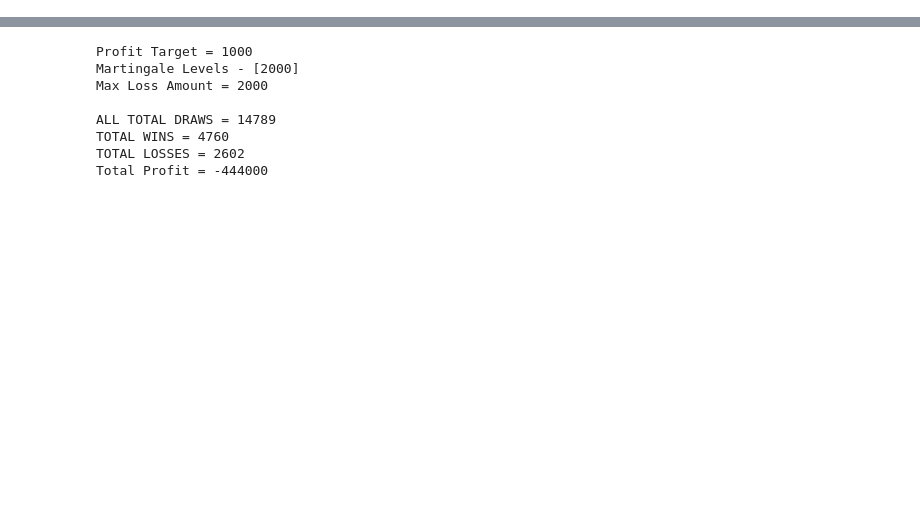
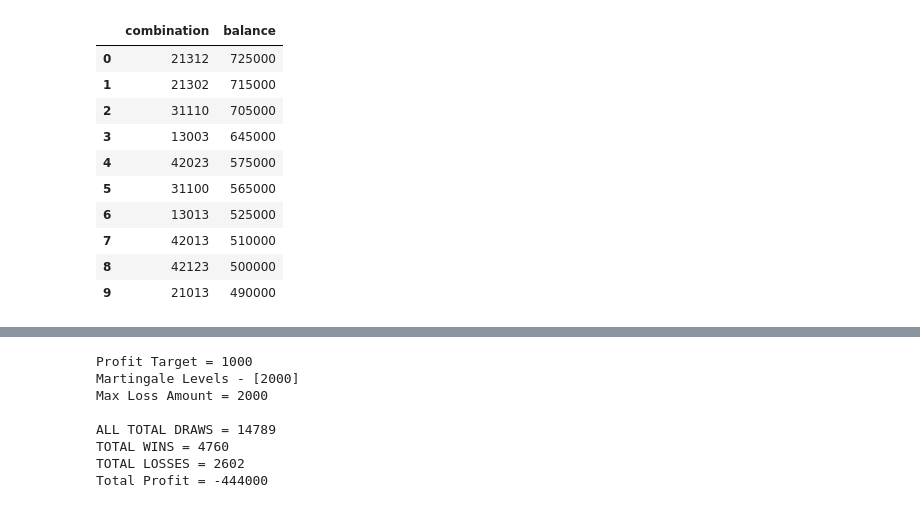
Before and after one commit to CJay-Cipher/virtual_football_league_predictor, a Jupyter notebook: colour_analyzer.ipynb, the cells around one changed output, grey strips where cells are left out. Saved outputs shown, nothing was run; the diff lists cells and outputs as text; code cells hidden in the pictures; blank space fills up the shorter version.

```diff
--- a/colour_analyzer.ipynb
+++ b/colour_analyzer.ipynb
@@ -41,0 +199,21 @@ else:
+# %%
+import itertools
+
+
+all_balance = []
+
+# Generate all possible combinations of four digits ranging from 0 to 9
+combinations = itertools.product(range(7), repeat=5)
+all_combinations = []
+
+# Convert each combination to a string and print
+for combination in lis:
+    password = ''.join(map(str, combination))
+    all_combinations.append(password)
+    # print(password)
+# print(len(all_combinations))
+
+for combo in all_combinations:
+    n1, n2, n3, n4, n5 = map(int, combo)
+    all_balance.append(best_combo(n1, n2, n3, n4, n5))
+    # print(n1, n2, n3, n4, n5)
@@ -41,0 +254,23 @@ else:
+# %%
+temp_dict = {
+    "combination": all_combinations,
+    "balance": all_balance
+}
+
+
+combination_data = pd.DataFrame(temp_dict)
+combination_data = combination_data.sort_values(by='balance', ascending=False, ignore_index=True)
+# combination_data.to_csv('balance_combi3.csv', index=False)
+combination_data.head(10)
+# %% [output]
+|  | combination | balance |
+| 0 | 21312 | 725000 |
+| 1 | 21302 | 715000 |
+| 2 | 31110 | 705000 |
+| 3 | 13003 | 645000 |
+| 4 | 42023 | 575000 |
+| 5 | 31100 | 565000 |
+| 6 | 13013 | 525000 |
+| 7 | 42013 | 510000 |
+| 8 | 42123 | 500000 |
+| 9 | 21013 | 490000 |
```
Also changed, not shown: parts of 15 cells of this notebook, 23 other files.
